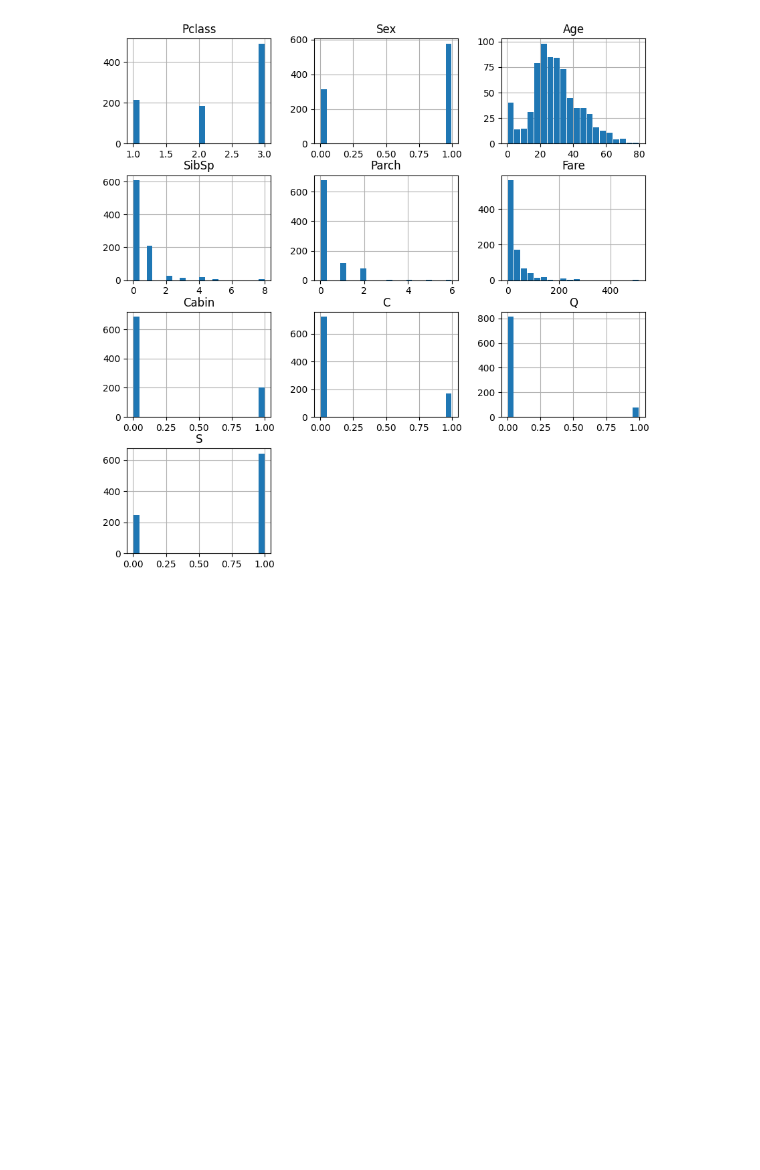
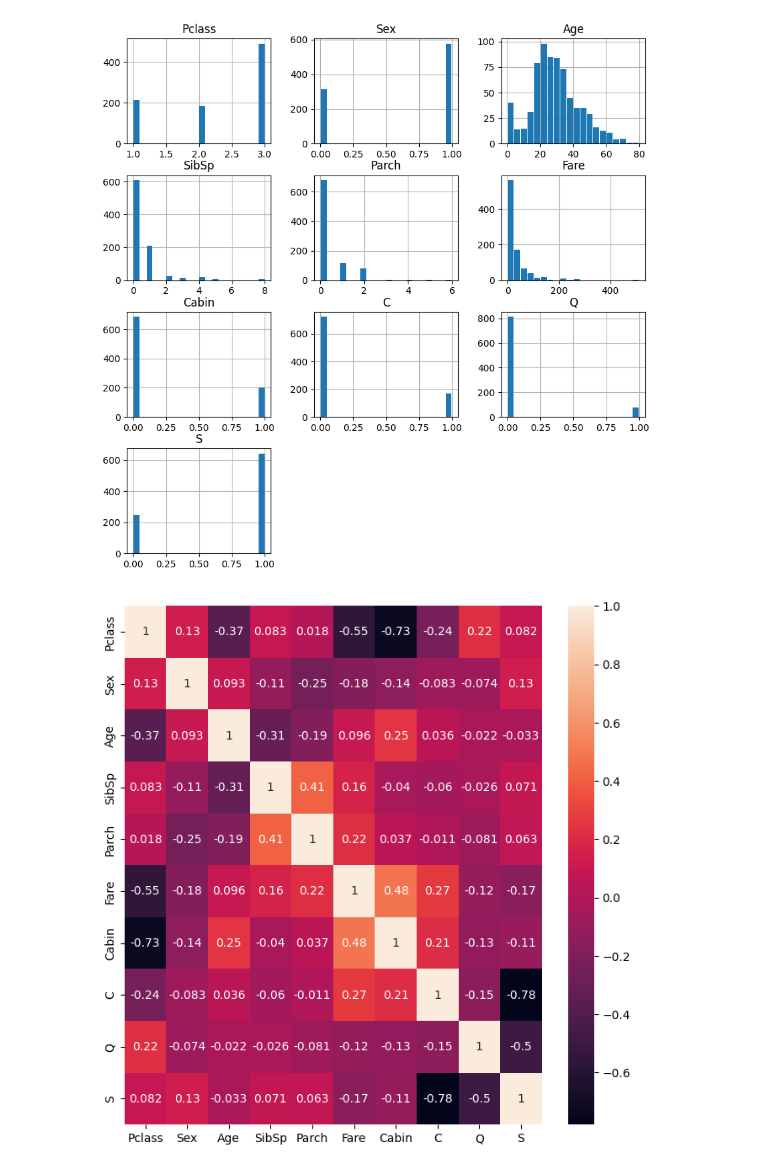
Before and after one commit to PanosKefalas/titanic, a Jupyter notebook: eda.ipynb, the cells around one changed output. Cells and saved outputs as stored; diff of their text form; code cells hidden in the pictures; blank space fills up the shorter version.

```diff
--- a/eda.ipynb
+++ b/eda.ipynb
@@ -69,3 +73,9 @@ dfClean.hist(bins=20, figsize=(10,10), rwidth=0.9, zorder=2)
 plt.show()
 # %% [output]
 [figure]
+# %%
+plt.figure(figsize=(8,8))
+sns.heatmap(dfEncoded.corr(), annot=True)
+plt.show()
+# %% [output]
+[figure, added]
```
Also changed, not shown: parts of 4 cells of this notebook, 1 other file.
